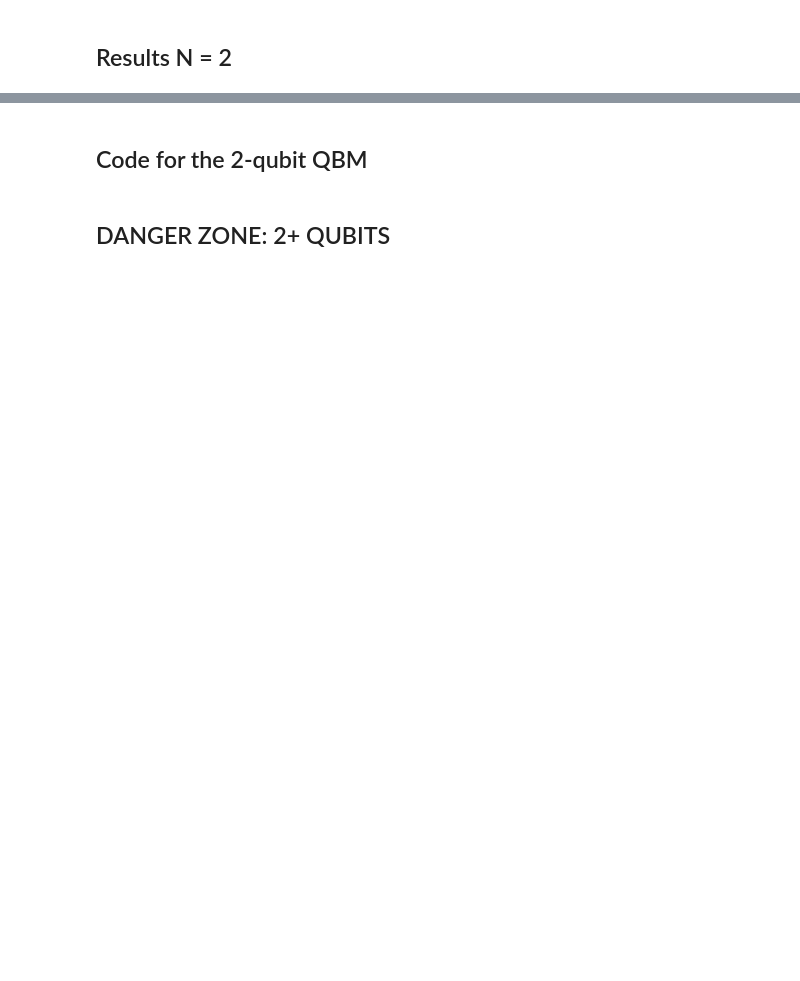
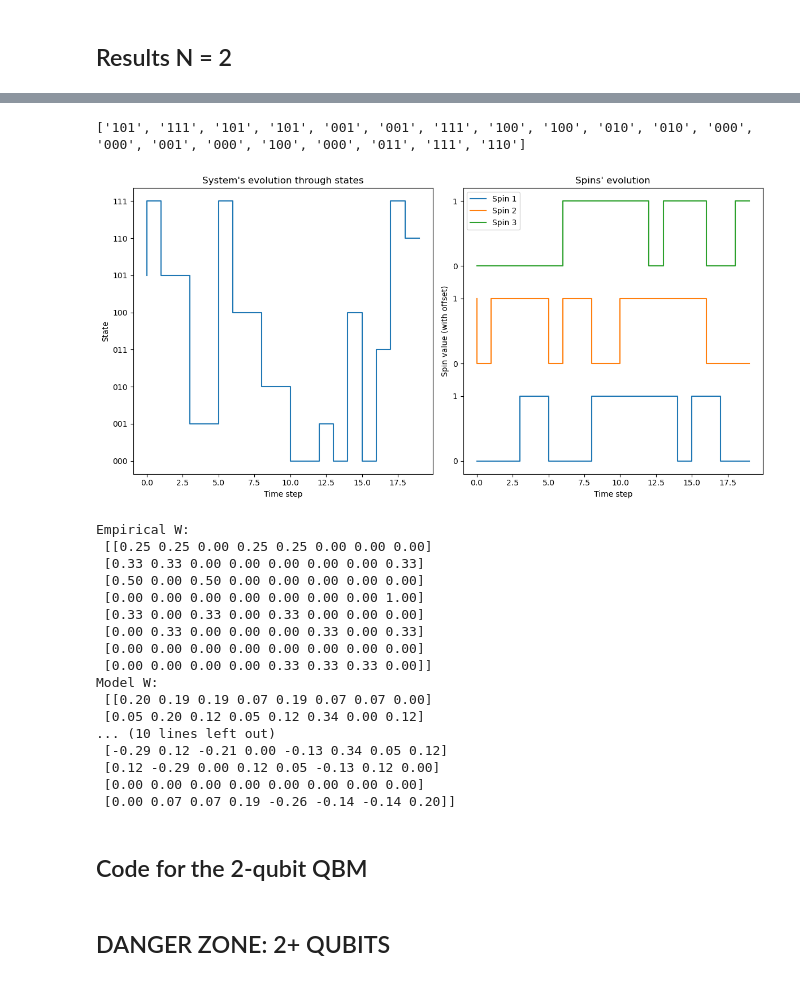
Before and after one commit to Victor-Alessandro/QBM-code, a Jupyter notebook: Quantum-Classical Mapping.ipynb, the cells around one changed output, grey strips where cells are left out. Saved outputs shown, nothing was run; the diff lists cells and outputs as text; code cells hidden in the pictures; blank space fills up the shorter version.

```diff
--- a/Quantum-Classical Mapping.ipynb
+++ b/Quantum-Classical Mapping.ipynb
@@ -294,3 +284,44 @@ Model W:
+# %%
+n_spins = 3
+w = np.ones((n_spins, n_spins))  # Initialize w with ones
+J = np.ones((n_spins, n_spins))  # Initialize J with ones
+h = np.zeros(n_spins)  # Initialize h with zeros
+
+steps = 20
+no_flip_prob = 0.2
+
+# SIMULATE SYSTEM [FORWARD PROBLEM]
+print(trajectory)
+trajectory, W_model = simulate_dynamics(w, J, h, steps, n_spins, no_flip_prob, fill_missing_entries=True)
+plot_combined_dynamics(trajectory, n_spins)
+
+np.set_printoptions(formatter={'float_kind':"{:.2f}".format})  # print matrices in 2 decimals
+# INFERENCE [INVERSE PROBLEM]
+W_empirical = infer_transition_matrix(trajectory)
+print(f"Empirical W: \n {W_empirical}")
+print(f"Model W: \n {W_model}")
+
+print(W_model - W_empirical)
+# %% [output]
+['101', '111', '101', '101', '001', '001', '111', '100', '100', '010', '010', '000', '000', '001', '000', '100', '000', '011', '111', '110']
+[figure, added]
+Empirical W:
+ [[0.25 0.25 0.00 0.25 0.25 0.00 0.00 0.00]
+ [0.33 0.33 0.00 0.00 0.00 0.00 0.00 0.33]
+ [0.50 0.00 0.50 0.00 0.00 0.00 0.00 0.00]
+ [0.00 0.00 0.00 0.00 0.00 0.00 0.00 1.00]
+ [0.33 0.00 0.33 0.00 0.33 0.00 0.00 0.00]
+ [0.00 0.33 0.00 0.00 0.00 0.33 0.00 0.33]
+ [0.00 0.00 0.00 0.00 0.00 0.00 0.00 0.00]
+ [0.00 0.00 0.00 0.00 0.33 0.33 0.33 0.00]]
+Model W:
+ [[0.20 0.19 0.19 0.07 0.19 0.07 0.07 0.00]
+ [0.05 0.20 0.12 0.05 0.12 0.34 0.00 0.12]
+... (10 lines left out)
+ [-0.29 0.12 -0.21 0.00 -0.13 0.34 0.05 0.12]
+ [0.12 -0.29 0.00 0.12 0.05 -0.13 0.12 0.00]
+ [0.00 0.00 0.00 0.00 0.00 0.00 0.00 0.00]
+ [0.00 0.07 0.07 0.19 -0.26 -0.14 -0.14 0.20]]
 # %% [markdown]
 ## Code for the 2-qubit QBM
 # %%
```
Also changed, not shown: parts of 7 cells of this notebook.
